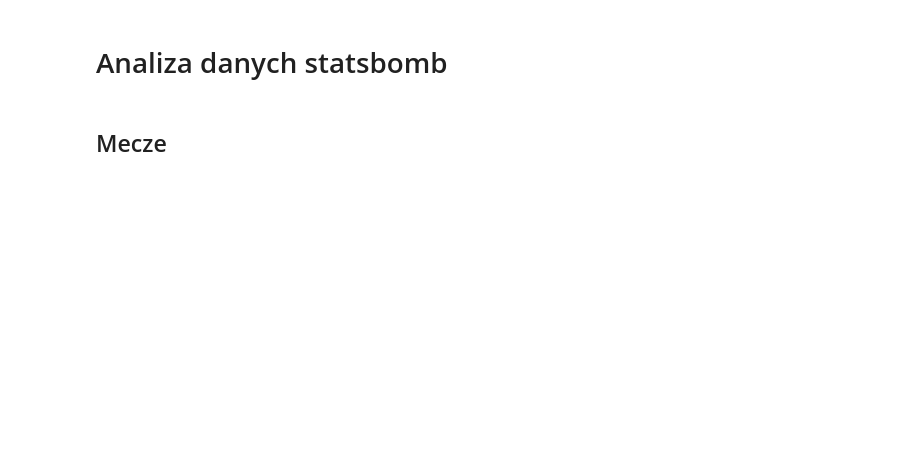
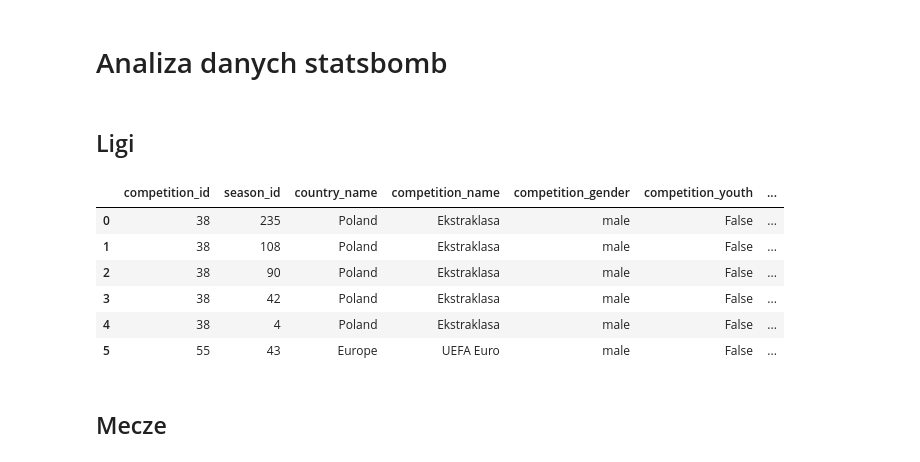
Before and after one commit to mattyl006/sport-data-science, a Jupyter notebook: docs/analize_data.ipynb, the cells around one changed output. Drawn from its saved outputs; the diff is of its cells as text; code cells hidden in the pictures; blank space fills up the shorter version.

```diff
--- a/docs/analize_data.ipynb
+++ b/docs/analize_data.ipynb
@@ -4,6 +4,20 @@
 import numpy as np
 import pandas as pd
 from statsbombpy import sb
+# %% [markdown]
+## Ligi
+# %%
+competitions = sb.competitions()
+competitions.to_csv("competitions.csv", encoding="utf-8", index=False)
+competitions
+# %% [output]
+|  | competition_id | season_id | country_name | competition_name | competition_gender | competition_youth | ... |
+| 0 | 38 | 235 | Poland | Ekstraklasa | male | False | ... |
+| 1 | 38 | 108 | Poland | Ekstraklasa | male | False | ... |
+| 2 | 38 | 90 | Poland | Ekstraklasa | male | False | ... |
+| 3 | 38 | 42 | Poland | Ekstraklasa | male | False | ... |
+| 4 | 38 | 4 | Poland | Ekstraklasa | male | False | ... |
+| 5 | 55 | 43 | Europe | UEFA Euro | male | False | ... |
 # %% [markdown]
 
 ## Mecze
```
Also changed, not shown: parts of 2 cells of this notebook, 8 other files.
